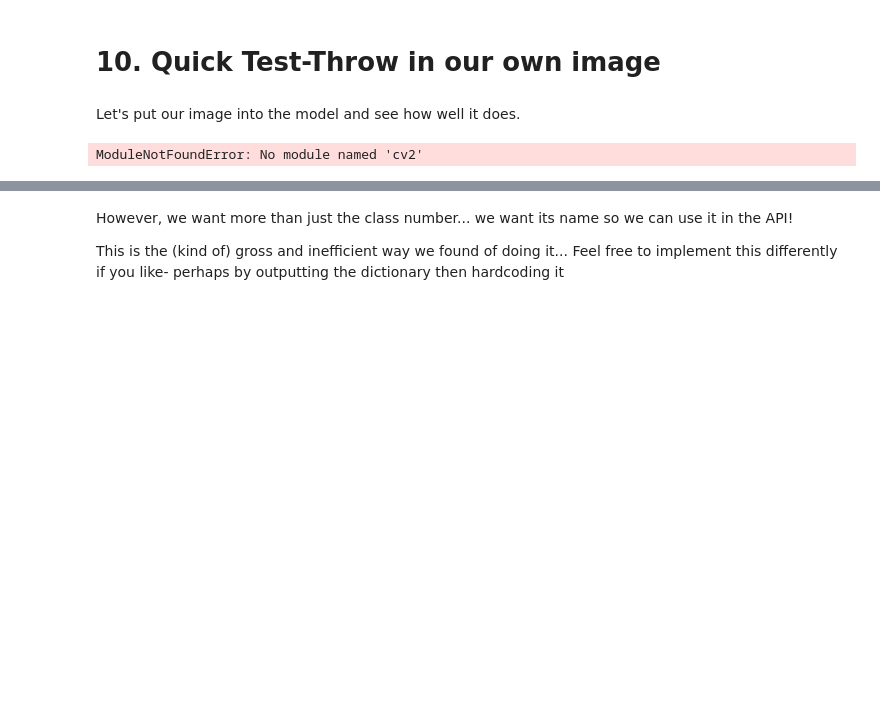
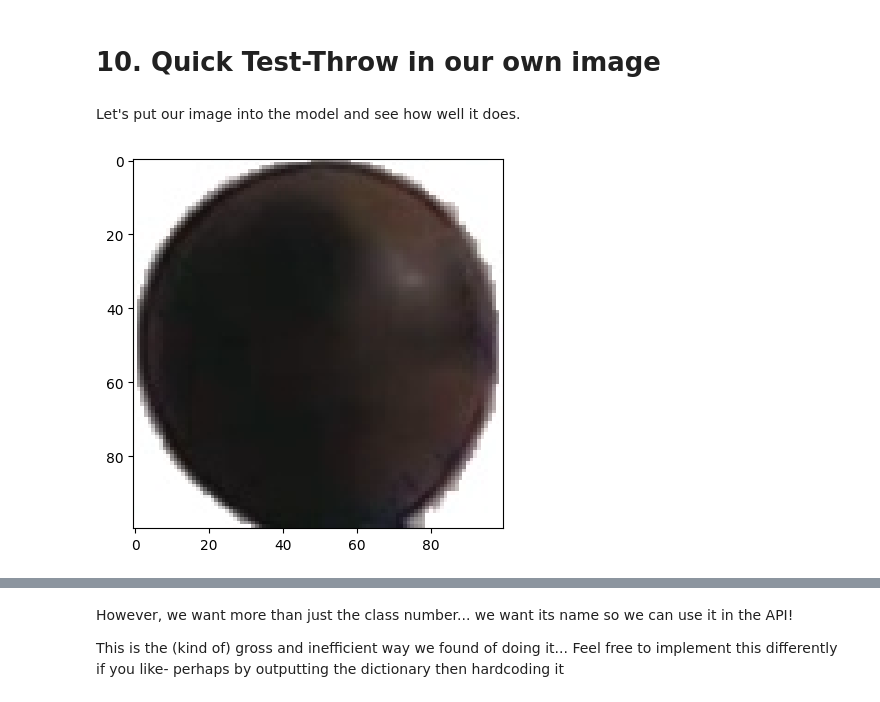
Before and after one commit to evanteal15/mdst_fruit_classifier, a Jupyter notebook: mdst-classifer-stater/classifier_week2.ipynb, the cells around one changed output, grey strips where cells are left out. Drawn from its saved outputs; the diff is of its cells as text; code cells hidden in the pictures; blank space fills up the shorter version.

Commit message:
classifier predict works

```diff
--- a/mdst-classifer-stater/classifier_week2.ipynb
+++ b/mdst-classifer-stater/classifier_week2.ipynb
@@ -335,14 +331,14 @@ Let's put our image into the model and see how well it does.
 # %%
 # TODO: put an image of a fruit into the local directory, and replace 'pomelo.png' with the file name
 
 # The colors here will probably show up unexpected. This is because cv2 uses G, B, R instead of R, G, B...
 # Let's fix that in the next cell
 import cv2
-img = cv2.imread('red_banana.png')
+img = cv2.imread('/home/evanteal15/mdst/mdst-classifer-starter/mdst_fruit_classifier/156_100.jpg')
 plt.imshow(img)
 plt.show()
 # %% [output]
-ModuleNotFoundError: No module named 'cv2'
+[figure, added]
 # %%
 # Resize the image
 resize = tf.image.resize(img, (100, 100))
```
Also changed, not shown: parts of 12 cells of this notebook, 3 other files.
